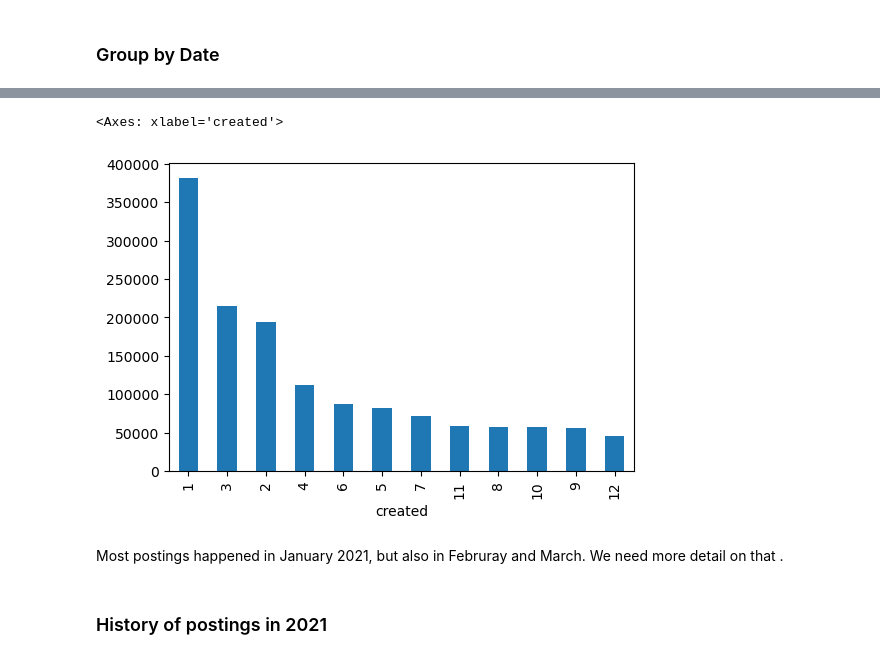
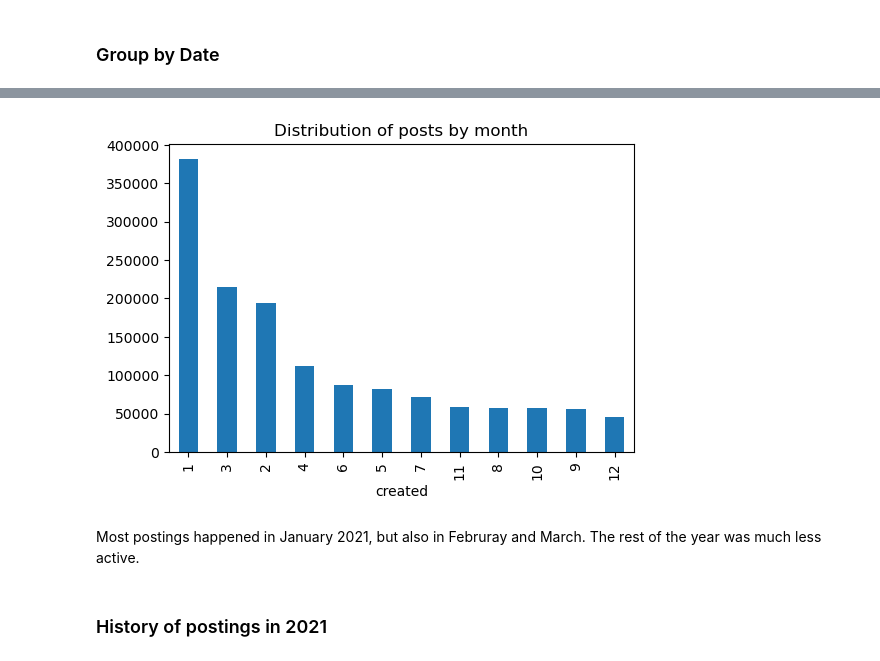
Before and after one commit to lusavkaedu/wallstreetbets, a Jupyter notebook: notebooks/01_data_loading_EDA.ipynb, the cells around one changed output, grey strips where cells are left out. Cells and saved outputs as stored; diff of their text form; code cells hidden in the pictures.

```diff
--- a/notebooks/01_data_loading_EDA.ipynb
+++ b/notebooks/01_data_loading_EDA.ipynb
@@ -628,11 +644,14 @@ df_agg_by_date.head(5)
 # %%
 # Plot of post counts grouped by MONTH
+
+plt.figure(figsize=(5, 5))
 df['created'].dt.month.value_counts().plot(kind='bar', figsize=(6,4))
+plt.title('Distribution of posts by month')
+plt.show()
 # %% [output]
-<Axes: xlabel='created'>
-[figure, old version]
+[figure, new version]
 # %% [markdown]
-Most postings happened in January 2021, but also in Februray and March. We need more detail on that .
+Most postings happened in January 2021, but also in Februray and March. The rest of the year was much less active.
 # %% [markdown]
 ### History of postings in 2021
 # %%
```
Also changed, not shown: parts of 35 cells of this notebook.
